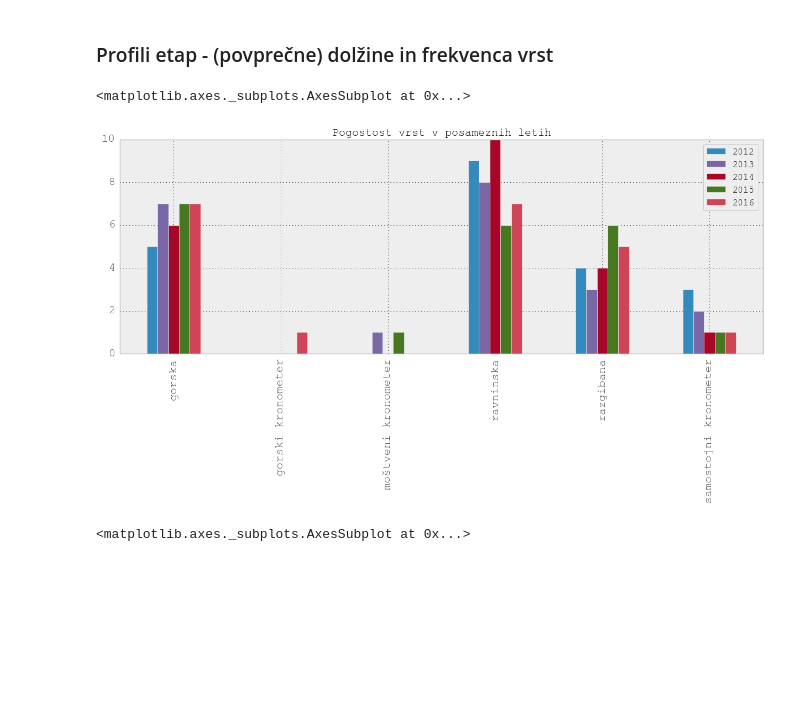
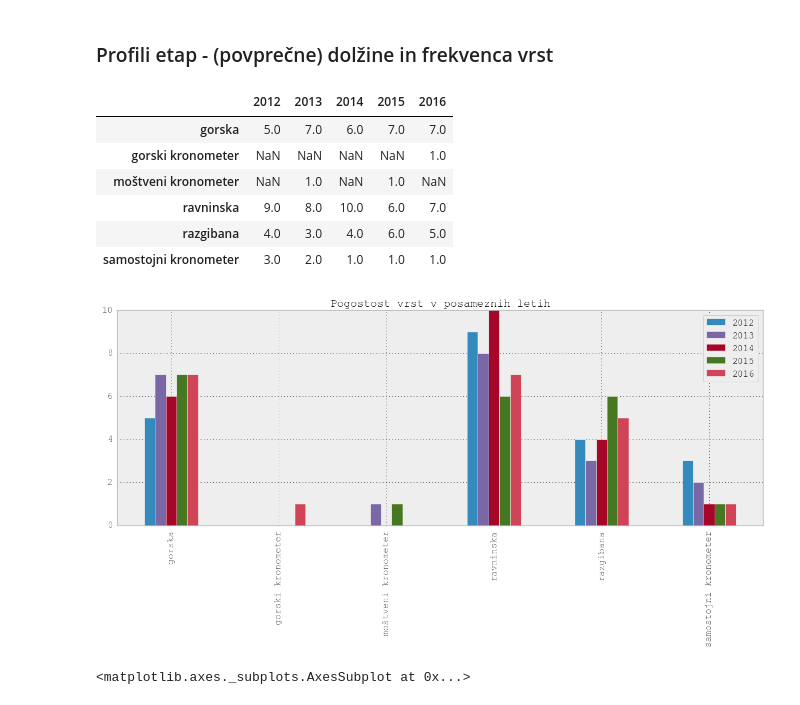
Before and after one commit to aeTS/Projekt-PRO1, a Jupyter notebook: Projekt_analiza_Tour.ipynb, the cells around one changed output. Drawn from its saved outputs; the diff is of its cells as text; code cells hidden in the pictures; blank space fills up the shorter version.

```diff
--- a/Projekt_analiza_Tour.ipynb
+++ b/Projekt_analiza_Tour.ipynb
@@ -232,22 +238,18 @@ e2016 = pd.read_csv('Etape\\Tour2016.csv')
 # %%
 E = pd.concat([e2012, e2013, e2014, e2015, e2016])
 et = E[['leto', 'št_etape', 'vrsta_etape', 'dolžina_etape', 'ime_tekmovalca']]
-# %%
-e2 = pd.DataFrame(e2012['vrsta_etape'].value_counts())
-e2.columns = ['2012']
-e3 = pd.DataFrame(e2013['vrsta_etape'].value_counts())
-e3.columns = ['2013']
-e4 = pd.DataFrame(e2014['vrsta_etape'].value_counts())
-e4.columns = ['2014']
-e5 = pd.DataFrame(e2015['vrsta_etape'].value_counts())
-e5.columns = ['2015']
-e6 = pd.DataFrame(e2016['vrsta_etape'].value_counts())
-e6.columns = ['2016']
-E0 = pd.concat([e2, e3, e4, e5, e6], axis=1)
-E0.plot(kind='bar', title='Pogostost vrst v posameznih letih', fontsize='15')
-# %% [output]
-<matplotlib.axes._subplots.AxesSubplot at 0x...>
-[figure, removed]
+# %%
+graf(e2012, e2013, e2014, e2015, e2016, 'vrsta_etape', 'Pogostost vrst v posameznih letih')
+tabela(e2012, e2013, e2014, e2015, e2016, 'vrsta_etape')
+# %% [output]
+|  | 2012 | 2013 | 2014 | 2015 | 2016 |
+| gorska | 5.0 | 7.0 | 6.0 | 7.0 | 7.0 |
+| gorski kronometer | NaN | NaN | NaN | NaN | 1.0 |
+| moštveni kronometer | NaN | 1.0 | NaN | 1.0 | NaN |
+| ravninska | 9.0 | 8.0 | 10.0 | 6.0 | 7.0 |
+| razgibana | 4.0 | 3.0 | 4.0 | 6.0 | 5.0 |
+| samostojni kronometer | 3.0 | 2.0 | 1.0 | 1.0 | 1.0 |
+[figure, added]
 # %%
 d2 = pd.DataFrame(e2012['dolžina_etape'])
 d2.columns = ['2012']
```
Also changed, not shown: parts of 28 cells of this notebook.
